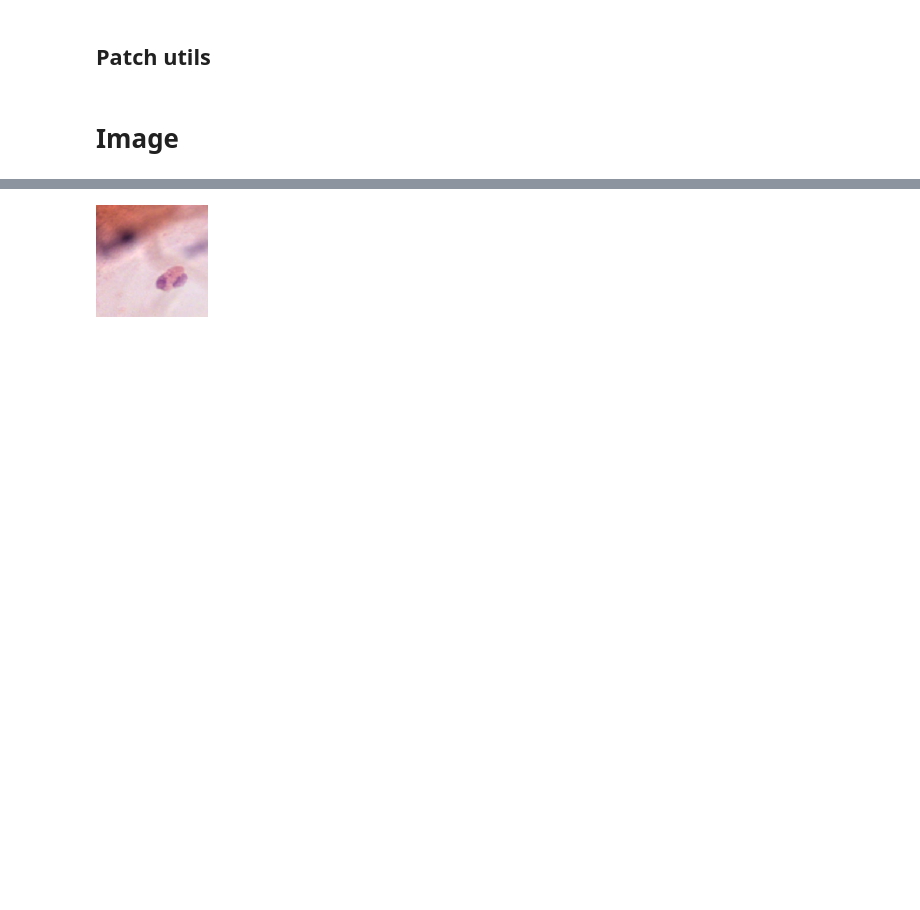
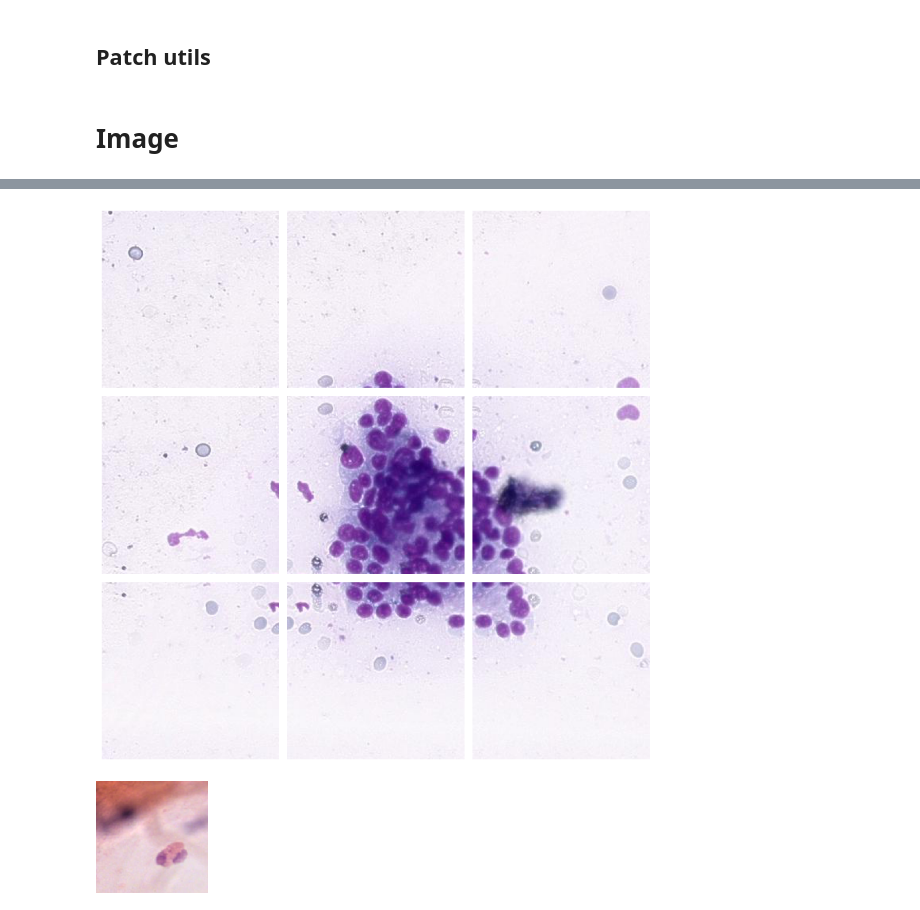
Before and after one commit to thingumajig/feature-map-experiments, a Jupyter notebook: notebooks/featUp-basic.ipynb, the cells around one changed output, grey strips where cells are left out. Drawn from its saved outputs; the diff is of its cells as text; code cells hidden in the pictures; blank space fills up the shorter version.

```diff
--- a/notebooks/featUp-basic.ipynb
+++ b/notebooks/featUp-basic.ipynb
@@ -111,3 +142,31 @@ image
+# %%
+import matplotlib.pyplot as plt
+
+
+def display_image_grid(images, grid_size, figsize=(10, 10)):
+    """
+    Выводит матрицу изображений заданного размера.
+
+    :param images: Список изображений (numpy arrays).
+    :param grid_size: Размер сетки (строки, столбцы).
+    :param figsize: Размер фигуры.
+    """
+    num_rows, num_cols = grid_size
+    fig, axes = plt.subplots(num_rows, num_cols, figsize=figsize)
+
+    for i, ax in enumerate(axes.flat):
+        if i < len(images):
+            ax.imshow(images[i])
+            ax.axis('off')
+        else:
+            ax.axis('off')
+
+    plt.tight_layout()
+    plt.show()
+# %%
+display_image_grid(patches, (3,3))
+# %% [output]
+[figure, added]
 # %%
 
 
```
Also changed, not shown: parts of 9 cells of this notebook, 2 other files.
